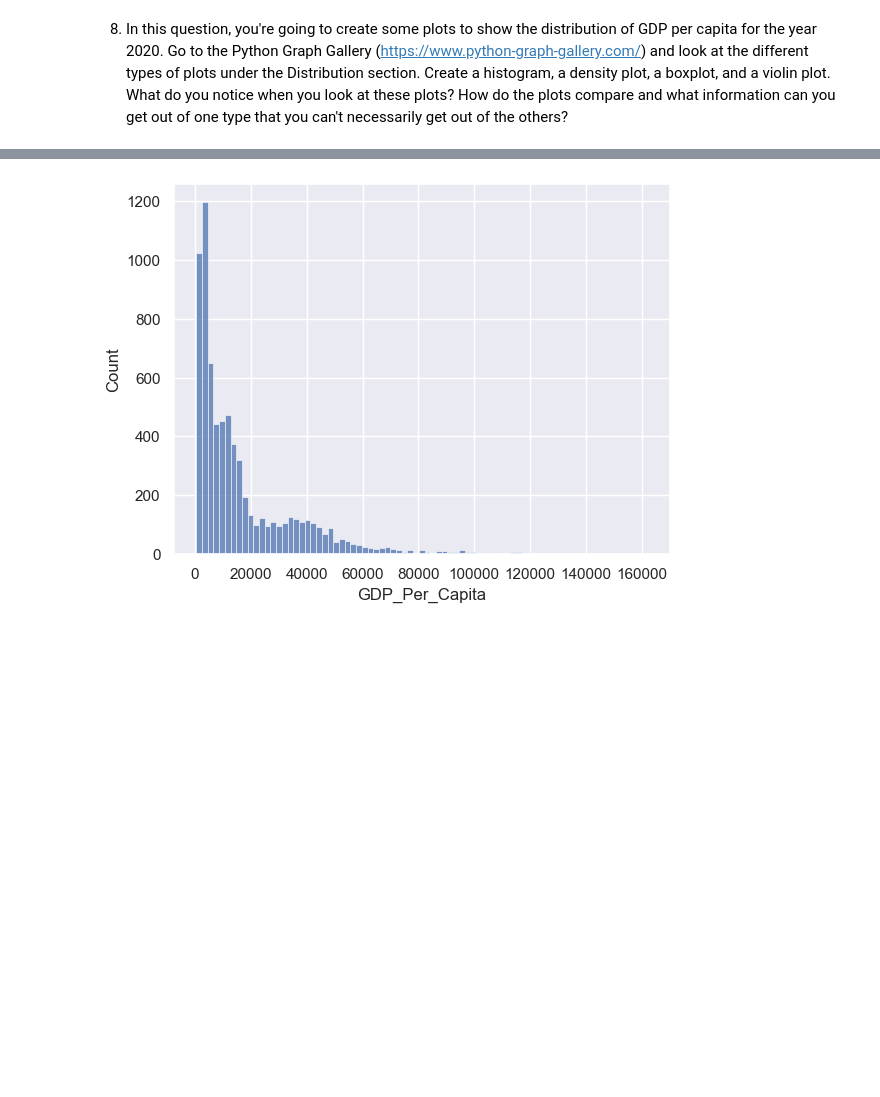
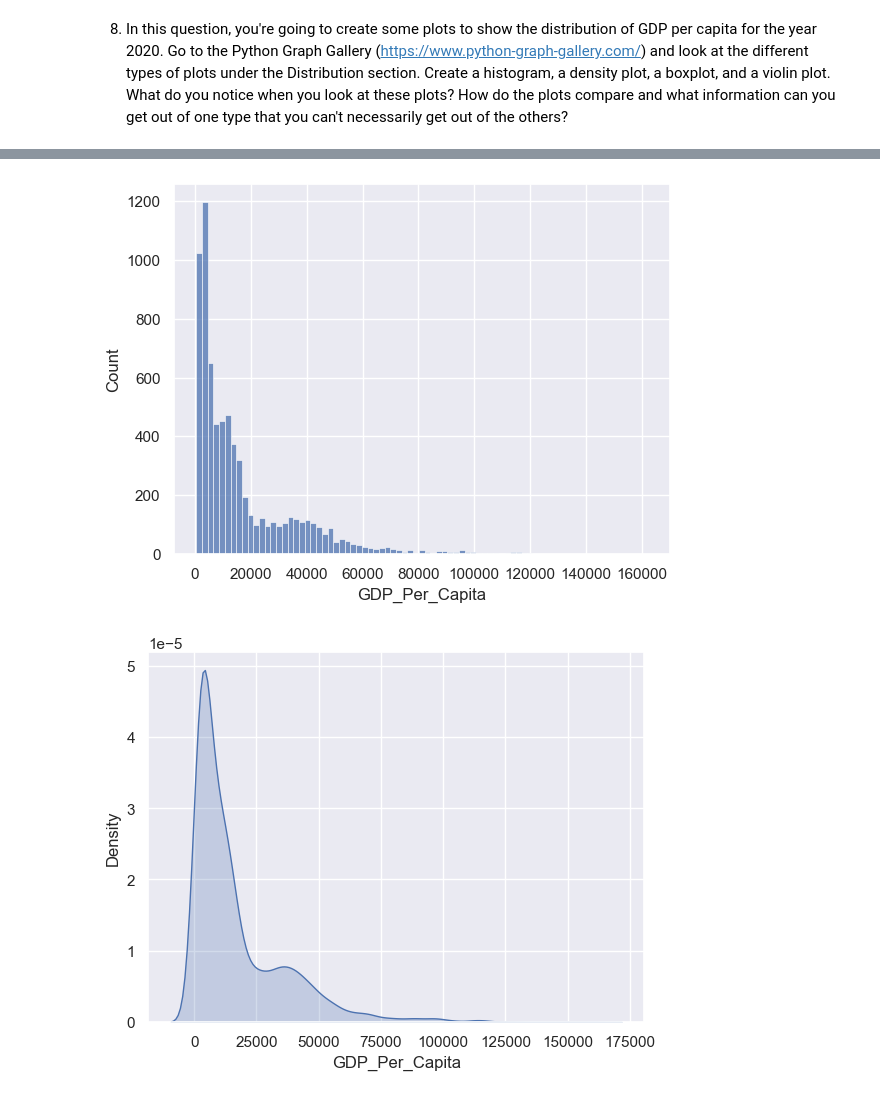
Before and after one commit to Erica-Ranck/gdp-and-internet-usage-Erica-Exotica, a Jupyter notebook: notebooks/gdp.ipynb, the cells around one changed output, grey strips where cells are left out. Cells and saved outputs as stored; diff of their text form; code cells hidden in the pictures; blank space fills up the shorter version.

```diff
--- a/notebooks/gdp.ipynb
+++ b/notebooks/gdp.ipynb
@@ -112,11 +112,16 @@ TypeError: list.count() takes exactly one argument (0 given)
 # %%
 plt.hist(gdp_df['GDP_Per_Capita'])
 plt.show()
 
 sns.set(style="darkgrid")
 
 sns.histplot(data=gdp_df, x="GDP_Per_Capita")
 plt.show()
+
+# density plot with shaded area with kdeplot 'shade' parameter
+sns.kdeplot(gdp_df['GDP_Per_Capita'], fill=True)
+plt.show()
 # %% [output]
 [figure]
 [figure]
+[figure, added]
```
